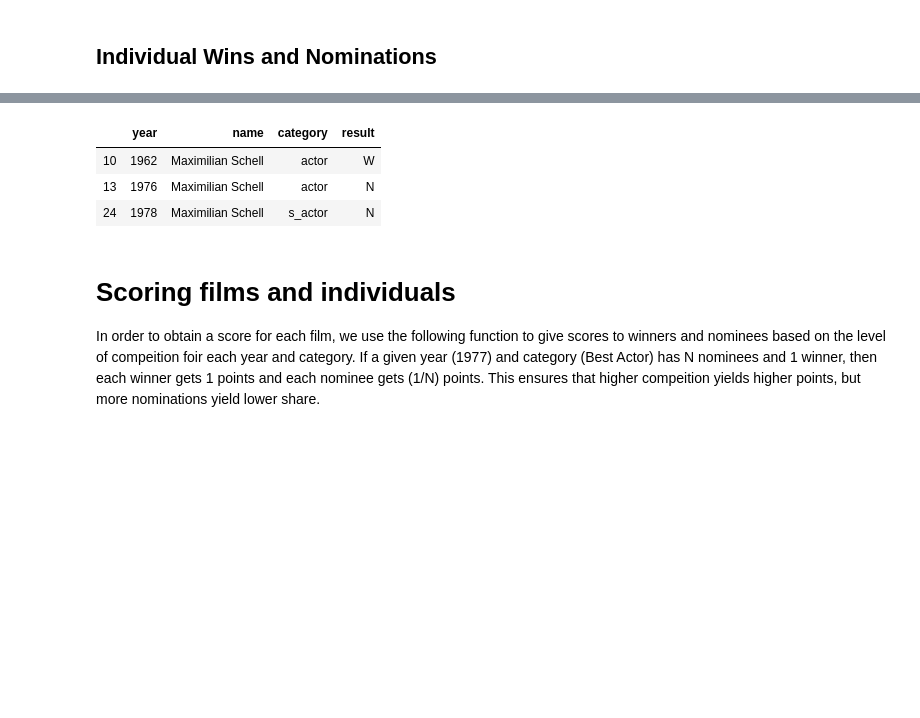
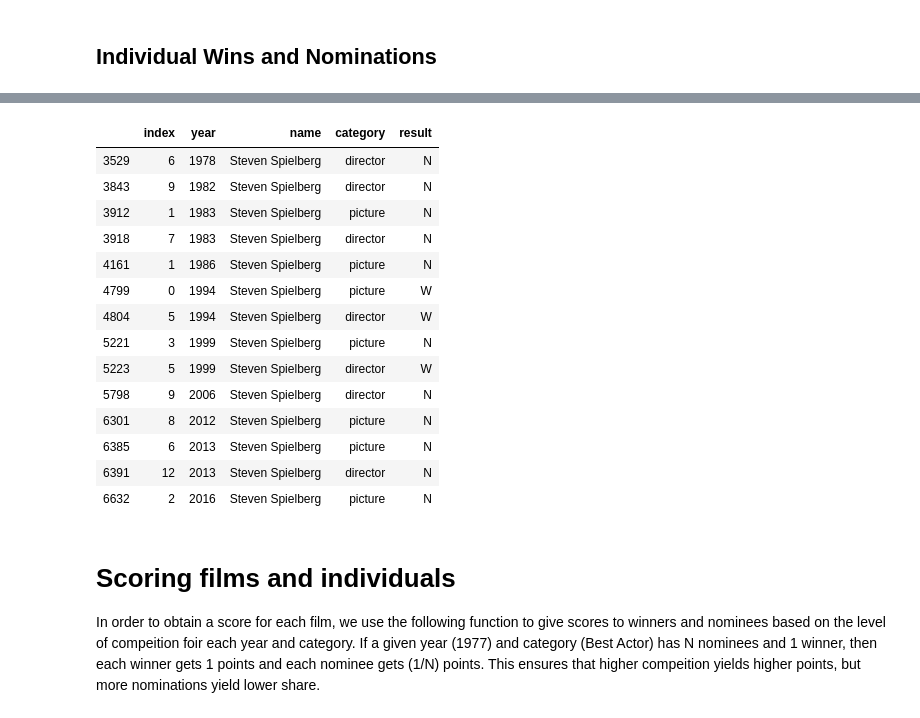
Before and after one commit to ronsg83/Capstone-1, a Jupyter notebook: Data_cleaning_EDA.ipynb, the cells around one changed output, grey strips where cells are left out. Drawn from its saved outputs; the diff is of its cells as text; code cells hidden in the pictures; blank space fills up the shorter version.

```diff
--- a/Data_cleaning_EDA.ipynb
+++ b/Data_cleaning_EDA.ipynb
@@ -320,11 +278,22 @@ Lyle R. Wheeler    21
 Name: name, dtype: int64
 # %%
-df_individual[df_individual.name == 'Maximilian Schell']
+df_individual[df_individual.name == 'Steven Spielberg']
 # %% [output]
-|  | year | name | category | result |
-| 10 | 1962 | Maximilian Schell | actor | W |
-| 13 | 1976 | Maximilian Schell | actor | N |
-| 24 | 1978 | Maximilian Schell | s_actor | N |
+|  | index | year | name | category | result |
+| 3529 | 6 | 1978 | Steven Spielberg | director | N |
+| 3843 | 9 | 1982 | Steven Spielberg | director | N |
+| 3912 | 1 | 1983 | Steven Spielberg | picture | N |
+| 3918 | 7 | 1983 | Steven Spielberg | director | N |
+| 4161 | 1 | 1986 | Steven Spielberg | picture | N |
+| 4799 | 0 | 1994 | Steven Spielberg | picture | W |
+| 4804 | 5 | 1994 | Steven Spielberg | director | W |
+| 5221 | 3 | 1999 | Steven Spielberg | picture | N |
+| 5223 | 5 | 1999 | Steven Spielberg | director | W |
+| 5798 | 9 | 2006 | Steven Spielberg | director | N |
+| 6301 | 8 | 2012 | Steven Spielberg | picture | N |
+| 6385 | 6 | 2013 | Steven Spielberg | picture | N |
+| 6391 | 12 | 2013 | Steven Spielberg | director | N |
+| 6632 | 2 | 2016 | Steven Spielberg | picture | N |
 # %% [markdown]
 # Scoring films and individuals
 
```
Also changed, not shown: parts of 57 cells of this notebook, 1 other file.
